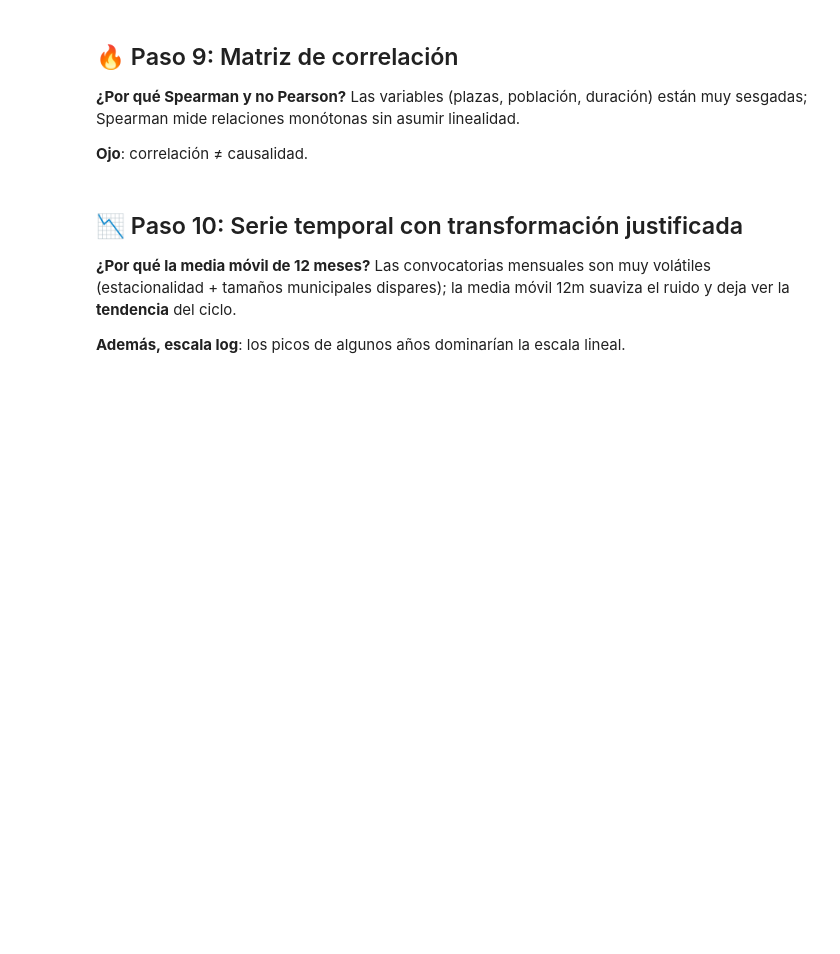
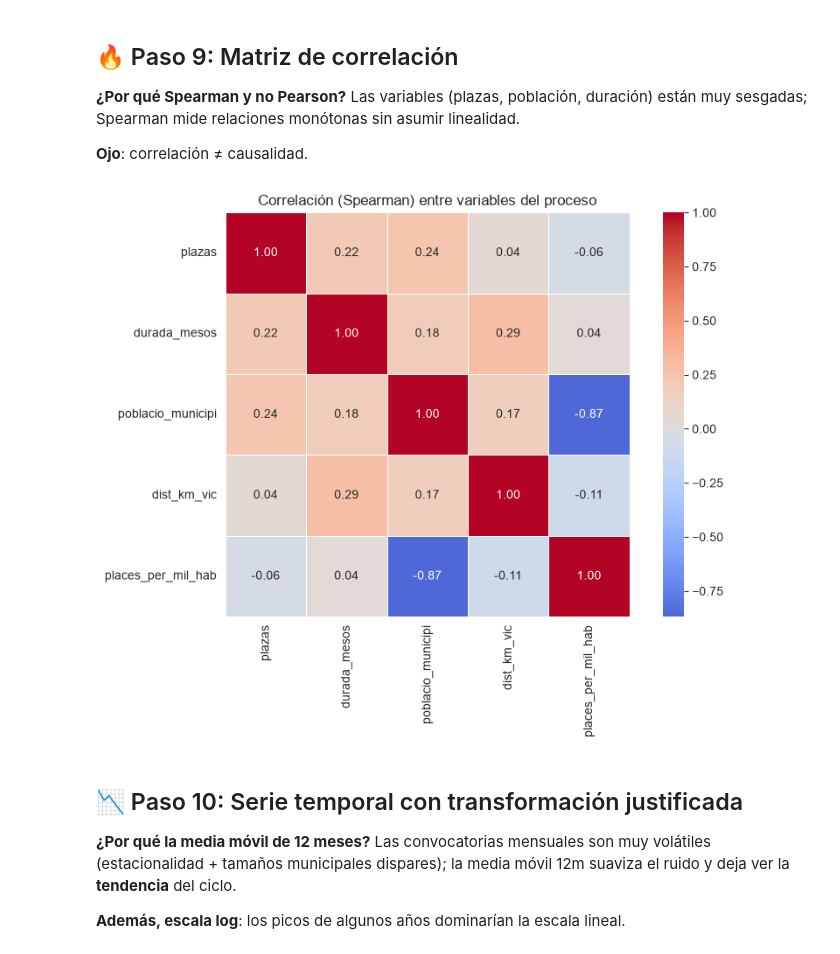
Before and after one commit to IA-P1-BCN/proyecto-eda-JuanCarlosEscamilla, a Jupyter notebook: notebooks/eda.ipynb, the cells around one changed output. Saved outputs shown, nothing was run; the diff lists cells and outputs as text; code cells hidden in the pictures; blank space fills up the shorter version.

```diff
--- a/notebooks/eda.ipynb
+++ b/notebooks/eda.ipynb
@@ -190,14 +281,16 @@ pivot
 **Ojo**: correlación ≠ causalidad.
 # %%
 numericas = df.drop_duplicates(subset="proceso_id")[
-    ["plazas", "durada_mesos", "poblacion_municipi", "dist_km_vic", "places_per_mil_hab"]
+    ["plazas", "durada_mesos", "poblacio_municipi", "dist_km_vic", "places_per_mil_hab"]
 ].apply(pd.to_numeric, errors="coerce")
 
 corr = numericas.corr(method="spearman")
 sns.heatmap(corr, annot=True, fmt=".2f", cmap="coolwarm", center=0,
             square=True, linewidths=0.5)
 plt.title("Correlación (Spearman) entre variables del proceso")
 plt.show()
+# %% [output]
+[figure, added]
 # %% [markdown]
 ## 📉 Paso 10: Serie temporal con transformación justificada
 
```
Also changed, not shown: parts of 19 cells of this notebook, 2 other files.
